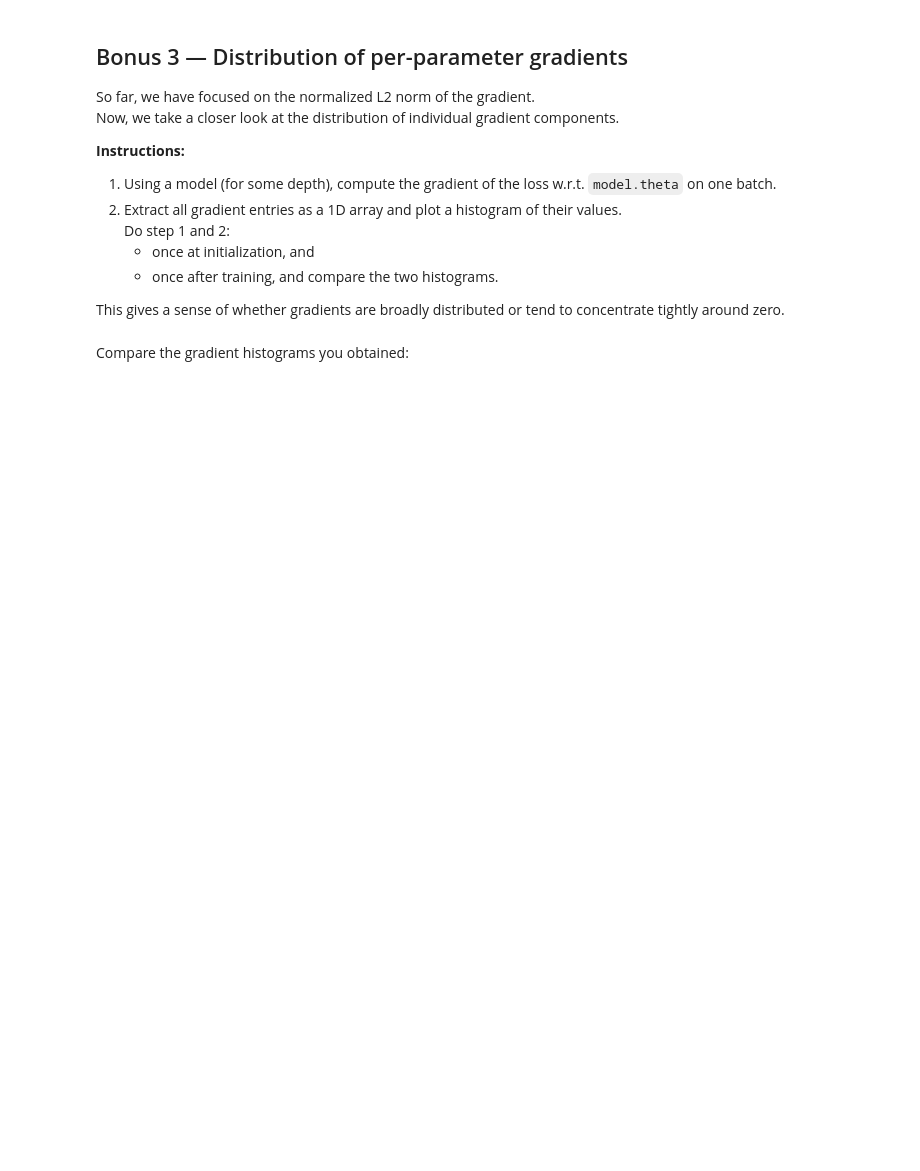
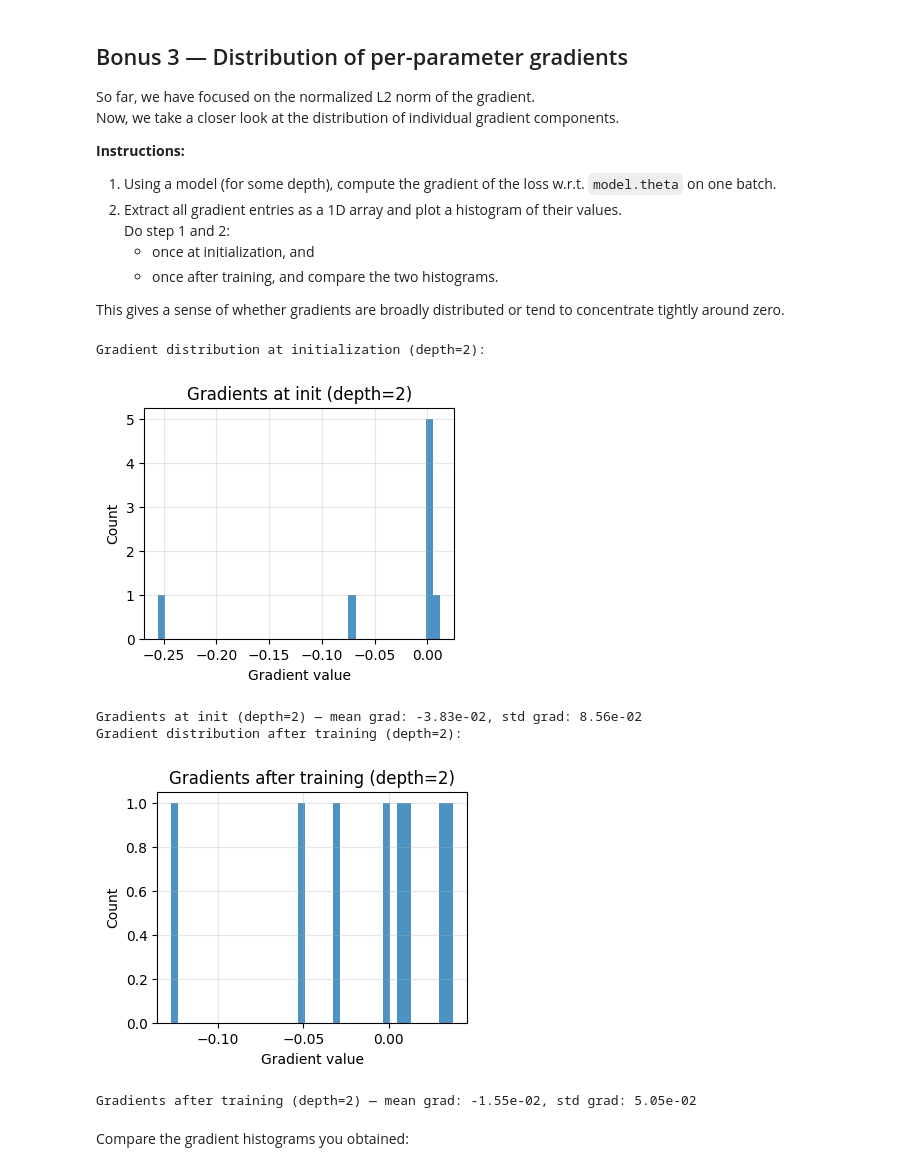
Before and after one commit to ScottMcHaffie/DD2368_assignments, a Jupyter notebook: assignment3/Assignment_3_scott.ipynb, the cells around one changed output. Drawn from its saved outputs; the diff is of its cells as text; code cells hidden in the pictures; blank space fills up the shorter version.

```diff
--- a/assignment3/Assignment_3_scott.ipynb
+++ b/assignment3/Assignment_3_scott.ipynb
@@ -856,35 +959,51 @@ def gradient_histogram(model, data_loader, criterion, device=device_torch, title
 
     # -----YOUR CODE HERE-----
 
+    # Zero existing gradients
+    model.zero_grad()
+
+    # Forward pass
+    preds = model(xb)
+    loss = criterion(preds, yb)
+
+    # Backward pass
+    loss.backward()
     # ---YOUR CODE ENDS HERE---
 
     grad_vals = model.theta.grad.detach().cpu().numpy().ravel()
 
     plt.figure(figsize=(4, 3))
     plt.hist(grad_vals, bins=40, alpha=0.8)
     plt.xlabel("Gradient value")
     plt.ylabel("Count")
     plt.title(title)
     plt.grid(alpha=0.3)
     plt.show()
 
     print(f"{title} — mean grad: {grad_vals.mean():.2e}, std grad: {grad_vals.std():.2e}")
     return grad_vals
 
 criterion = nn.BCELoss()
 depth = 2
 # Example: histogram at initialization for specific depth
 model_init = make_qnn_model(depth, n_qubits)
 print("Gradient distribution at initialization (depth=2):")
 _ = gradient_histogram(model_init, train_loader, criterion, device=device_torch,
-                       title="Gradients at init (depth=2)")
+                        title="Gradients at init (depth=2)")
 
 # Example: histogram after training for depth=2 (reuse model_train from Bonus A.2 if available)
 try:
     print("Gradient distribution after training (depth=2):")
-    _ = gradient_histogram(model_train, train_loader, criterion, device=device_torch,
-                           title="Gradients after training (depth=2)")
+    _ = gradient_histogram(model_train_depth_2, train_loader, criterion, device=device_torch,
+                        title="Gradients after training (depth=2)")
 except NameError:
     print("model_train not found. Run Bonus A.2 first or train a model for this analysis.")
+# %% [output]
+Gradient distribution at initialization (depth=2):
+[figure, added]
+Gradients at init (depth=2) — mean grad: -3.83e-02, std grad: 8.56e-02
+Gradient distribution after training (depth=2):
+[figure, added]
+Gradients after training (depth=2) — mean grad: -1.55e-02, std grad: 5.05e-02
 # %% [markdown]
 Compare the gradient histograms you obtained:
```
Also changed, not shown: parts of 22 cells of this notebook.
